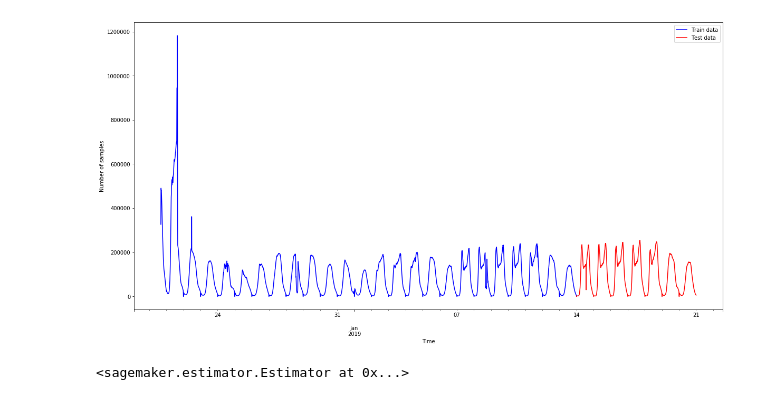
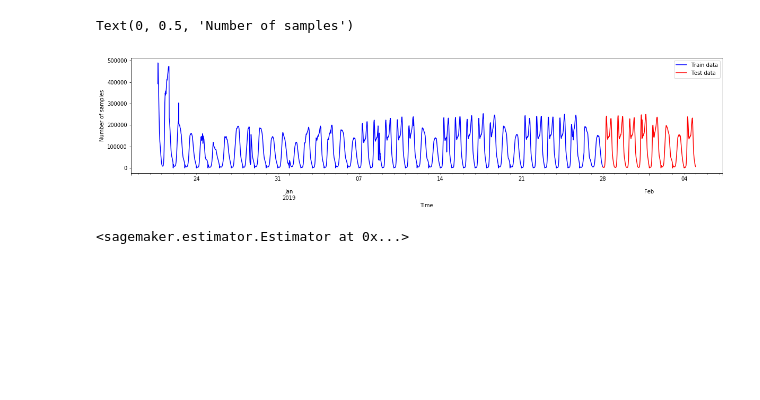
Before and after one commit to AlexandreRozier/BigDataAnalytics, a Jupyter notebook: utils/data-preprocessing.ipynb, the cells around one changed output. Drawn from its saved outputs; the diff is of its cells as text; code cells hidden in the pictures; blank space fills up the shorter version.

```diff
--- a/utils/data-preprocessing.ipynb
+++ b/utils/data-preprocessing.ipynb
@@ -34,39 +41,44 @@ for file_name in tqdm(file_names):
 # %%
 df = pd.DataFrame(data)
+df.index = [i.replace(tzinfo=None) for i in pd.to_datetime(df.Timestamp)]
 df = df.drop(columns=['Unit'])
-df = df.groupby('Timestamp').sum()
+df = df.groupby('Timestamp').max()
 series = pd.Series(data=df.SampleCount.values, index=[i.replace(tzinfo=None) for i in pd.to_datetime(df.index)])
 series = series.sort_index()
 data_freq = '5min'
 series = series.groupby([pd.Grouper(freq=data_freq)]).sum()
 
 # Apply a running mean to the last 15 minutes at each value
-n_backsteps = 3
+n_backsteps = 5
 conv = np.hstack([np.ones(n_backsteps)/n_backsteps,np.zeros(n_backsteps-1)])
 pad_vals = np.pad(series.values,n_backsteps-1,mode='edge')
 series = pd.Series(data=np.convolve(pad_vals,conv,mode='valid'),index=series.index)
+# %%
+series[np.logical_and(series.index >= pd.Timestamp(2019,1,26),series.index < pd.Timestamp(2019,1,31,8,55))] /= 2
 # %%
-test_idx = (series.index > datetime.datetime(2019,1,14,0,0,0))
+test_idx = (series.index > datetime.datetime(2019,1,28,0,0,0))
 train_idx = np.logical_not(test_idx)
 ax = series[train_idx].plot(
-    figsize=(20,10),
+    figsize=(20,4),
     color='b',
     label='Train data'
 )
 series[test_idx].plot(
-    figsize=(20,10),
     color='r',
     label='Test data',
     ax = ax
 )
 
+
+
 handles, labels = ax.get_legend_handles_labels()
 ax.legend(handles, labels)
 
 ax.set_xlabel('Time')
-ax.set_ylabel('Number of samples');
+ax.set_ylabel('Number of samples')
 # %% [output]
+Text(0, 0.5, 'Number of samples')
-[figure, old version]
+[figure, new version]
 # %%
 # Upload preprocessed data for random cut forest
 
```
Also changed, not shown: parts of 1 cell of this notebook.
